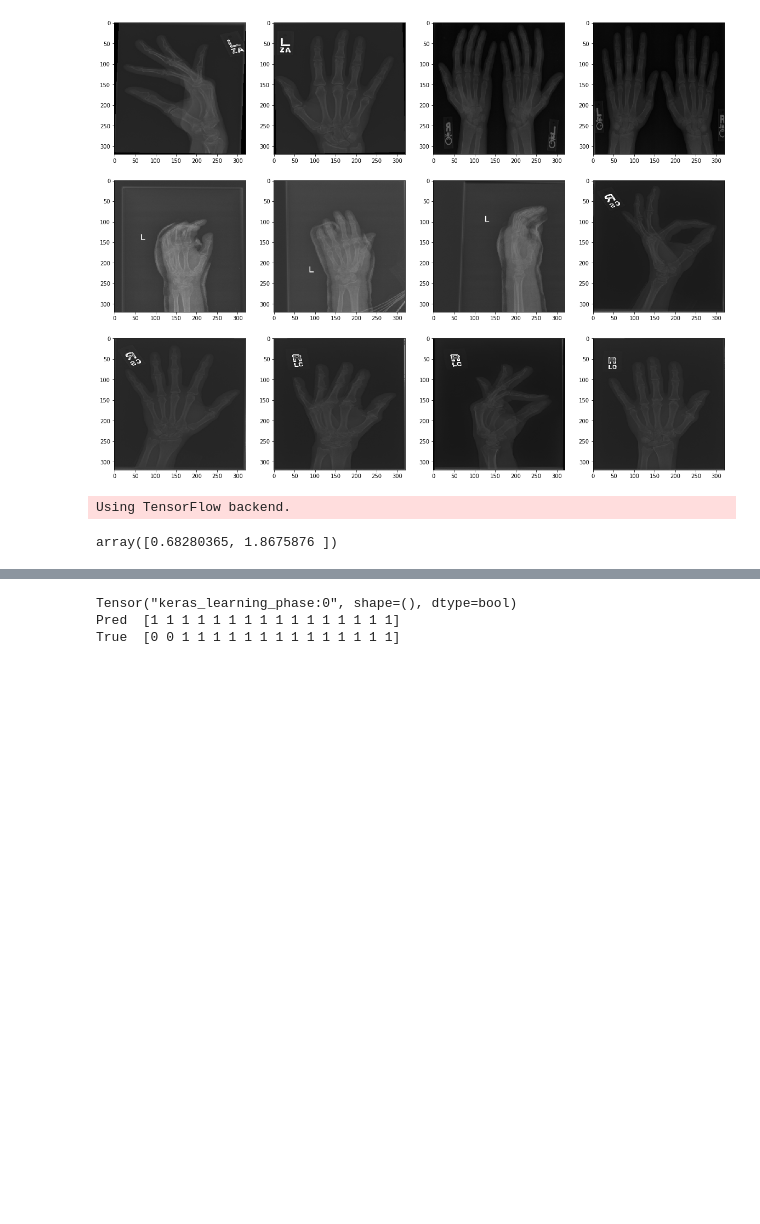
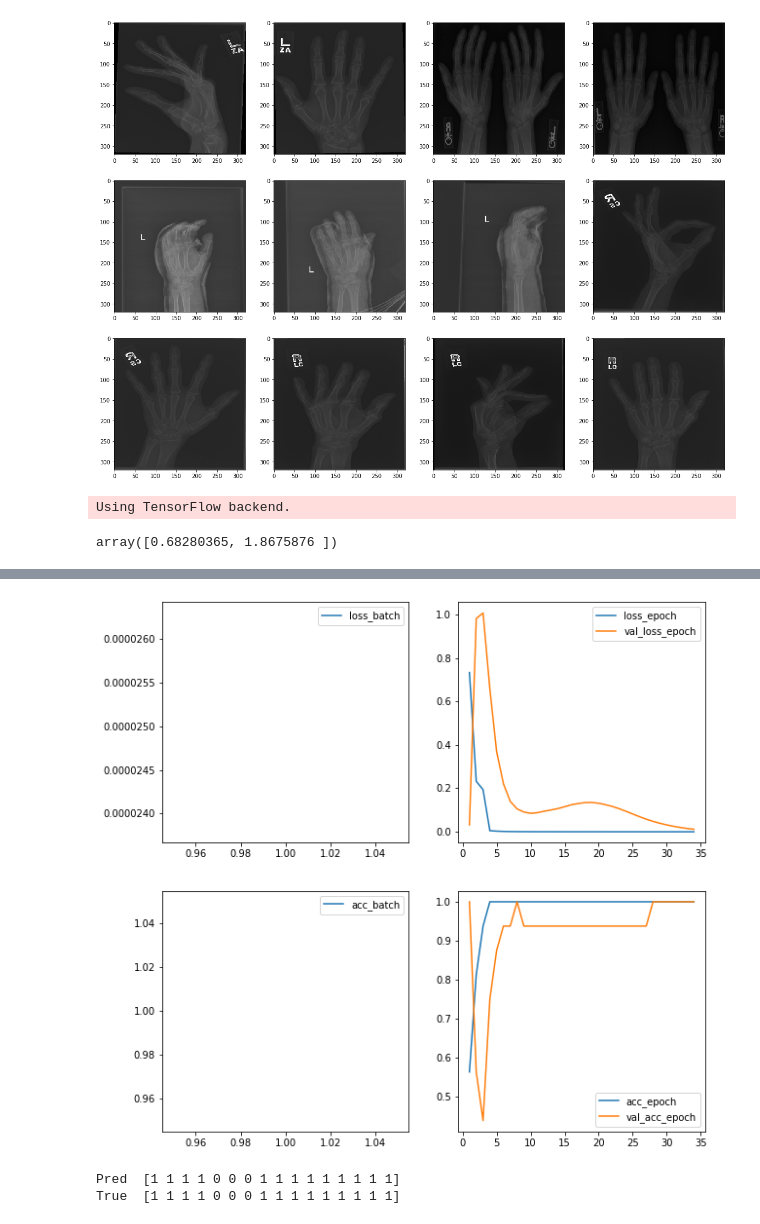
Before and after one commit to vladyorsh/bak, a Jupyter notebook: ra2.ipynb, the cells around one changed output, grey strips where cells are left out. Drawn from its saved outputs; the diff is of its cells as text; code cells hidden in the pictures; blank space fills up the shorter version.

```diff
--- a/ra2.ipynb
+++ b/ra2.ipynb
@@ -848,15 +857,19 @@ Instructions for updating:
 Use tf.where in 2.0, which has the same broadcast rule as np.where
 # %%
 batch_size = 16
-epochs = 25 #Large epochs number is needed for BatchNorm layer to converge
+epochs = 60
 
 of_set_size = 16 #Should be small enough subset to achieve 1.0 accuracy
-of_set_beginning = 1525
+of_set_beginning = 1520
 
-of_set =standardize(hand_train[ of_set_beginning : of_set_beginning + of_set_size ])
+of_set = hand_train[ of_set_beginning : of_set_beginning + of_set_size ]
 of_labels = hand_train_labels[ of_set_beginning : of_set_beginning + of_set_size ]
 
-hand_model_of.fit(x=of_set, y=of_labels, epochs=epochs, validation_data=(of_set, of_labels), batch_size=batch_size, callbacks=[  ])
+of_set = standardize(of_set)
+
+pl = PlotLosses(do_not_plot=True)
+
+hand_model_of.fit(x=of_set, y=of_labels, epochs=epochs, validation_data=(of_set, of_labels), batch_size=batch_size, callbacks=[ pl ])
 # %% [output]
 Calculating mean and std...
 Batch processing:
@@ -879,15 +892,18 @@ Epoch 25/25
+# %%
+pl.plot()
+# %% [output]
+[figure, added]
 # %%
-from keras import backend as K
+#from keras import backend as K
 
-print(K.learning_phase())
+#print(K.learning_phase())
 
-prediction = hand_model_of.predict(of_set).astype(np.uint8).ravel()
-print('Pred ', prediction) #Wrong!
+prediction = (hand_model_of.predict(of_set) > 0.5).astype(np.uint8).ravel()
+print('Pred ', prediction)
 print('True ', of_labels)
 # %% [output]
-Tensor("keras_learning_phase:0", shape=(), dtype=bool)
-Pred  [1 1 1 1 1 1 1 1 1 1 1 1 1 1 1 1]
-True  [0 0 1 1 1 1 1 1 1 1 1 1 1 1 1 1]
+Pred  [1 1 1 1 0 0 0 1 1 1 1 1 1 1 1 1]
+True  [1 1 1 1 0 0 0 1 1 1 1 1 1 1 1 1]
 # %%
 hand_model = get_compiled_model_instance()
 # %%
```
Also changed, not shown: parts of 7 cells of this notebook.
